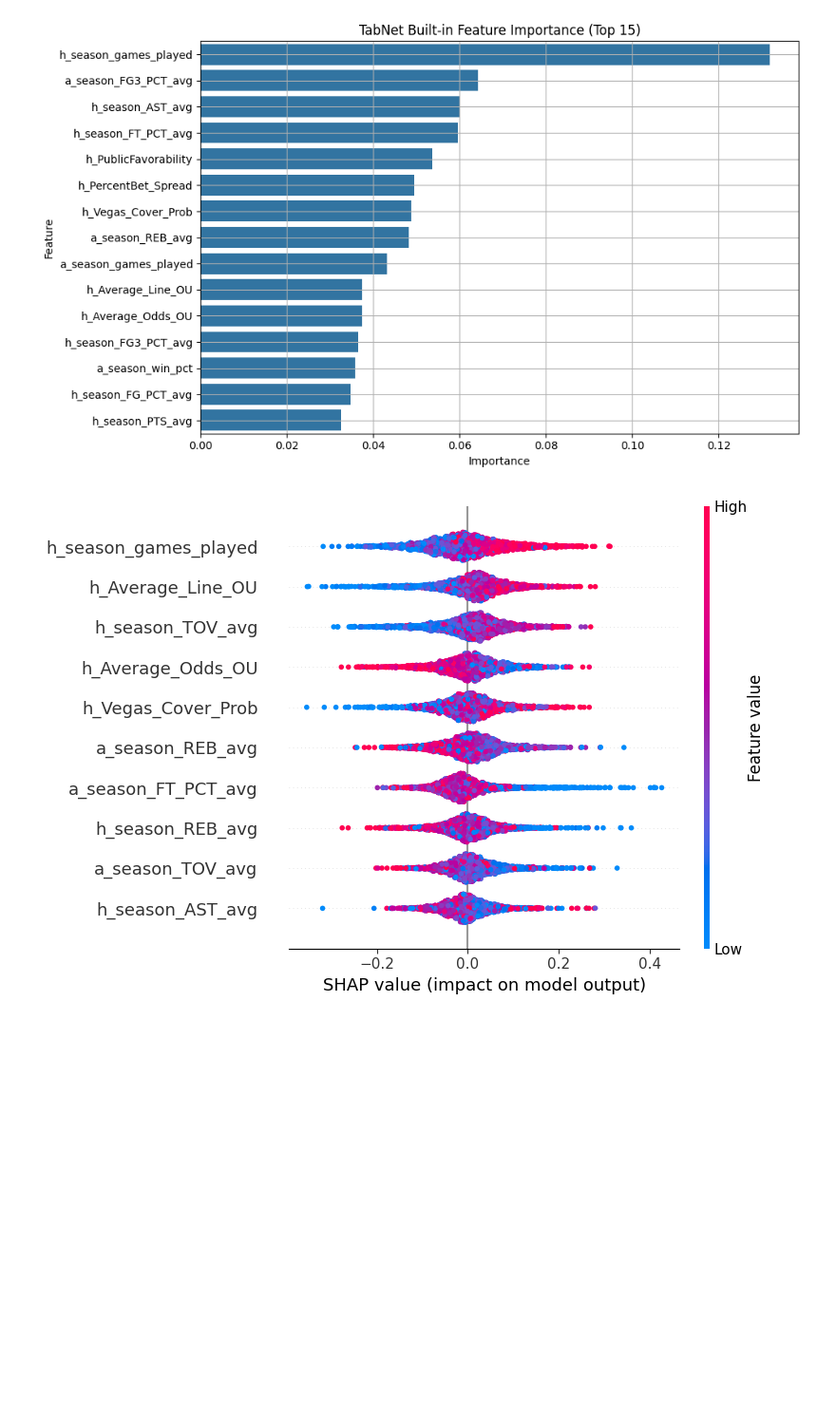
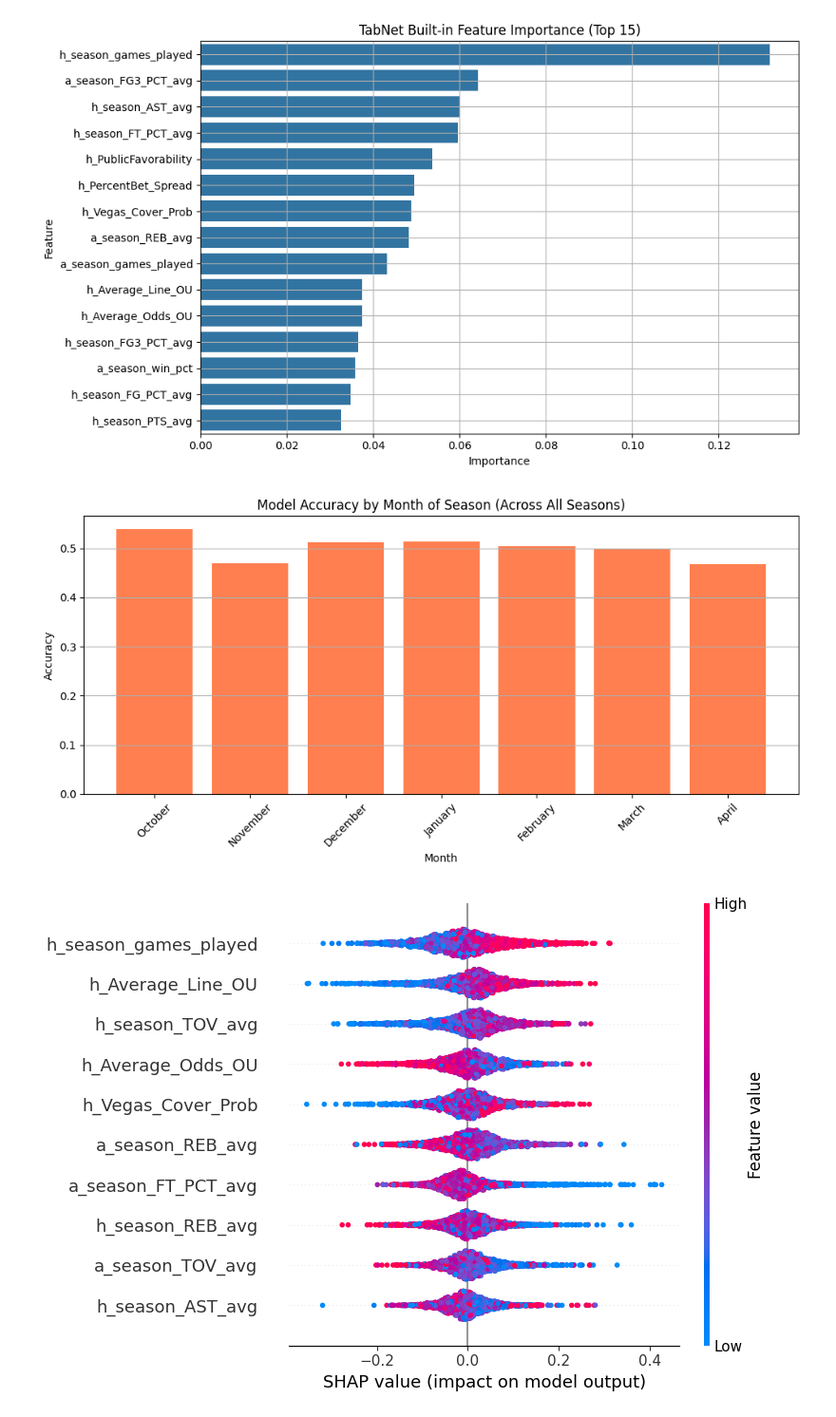
Before and after one commit to lathangregg/DL_project, a Jupyter notebook: notebooks/clean.ipynb, the cells around one changed output. Shown at 95% size. Drawn from its saved outputs; the diff is of its cells as text; code cells hidden in the pictures; blank space fills up the shorter version.

Commit message:
added model accuracy by month

```diff
--- a/notebooks/clean.ipynb
+++ b/notebooks/clean.ipynb
@@ -739,6 +739,41 @@ plt.tight_layout()
 plt.show()
 # %% [output]
 [figure]
+# %%
+# Ensure Date is datetime
+df_test["Date"] = pd.to_datetime(df_test["Date"])
+
+# Extract month name for plotting clarity
+df_test["Month"] = df_test["Date"].dt.month_name()
+
+# Predict
+X_test_for_eval = df_test[feature_cols].to_numpy(dtype=np.float32)
+df_test["pred"] = tabnet_model.predict(X_test_for_eval)
+df_test["true"] = df_test["h_cover"]
+
+# Group by month and compute accuracy
+monthly_acc = (
+    df_test.groupby("Month", sort=False)
+    .apply(lambda df: accuracy_score(df["true"], df["pred"]))
+    .reset_index(name="Accuracy")
+)
+
+# Optional: order months properly (not alphabetically)
+month_order = ['October', 'November', 'December', 'January', 'February', 'March', 'April', 'May', 'June']
+monthly_acc = monthly_acc.set_index("Month").reindex(month_order).dropna().reset_index()
+
+# Plot
+plt.figure(figsize=(10, 5))
+plt.bar(monthly_acc["Month"], monthly_acc["Accuracy"], color='coral')
+plt.title("Model Accuracy by Month of Season (Across All Seasons)")
+plt.xlabel("Month")
+plt.ylabel("Accuracy")
+plt.xticks(rotation=45)
+plt.grid(True, axis='y')
+plt.tight_layout()
+plt.show()
+# %% [output]
+[figure, added]
 # %%
 import shap
 
```
